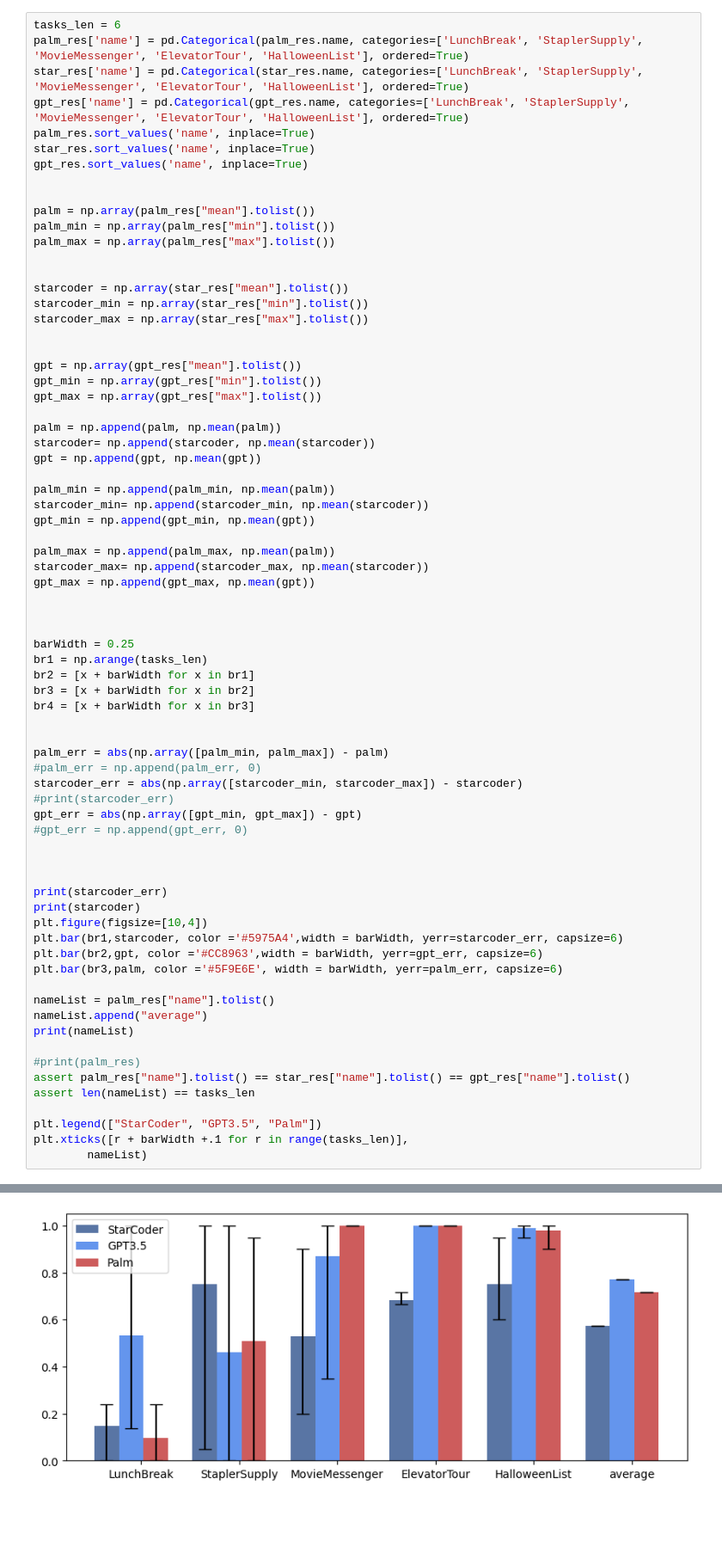
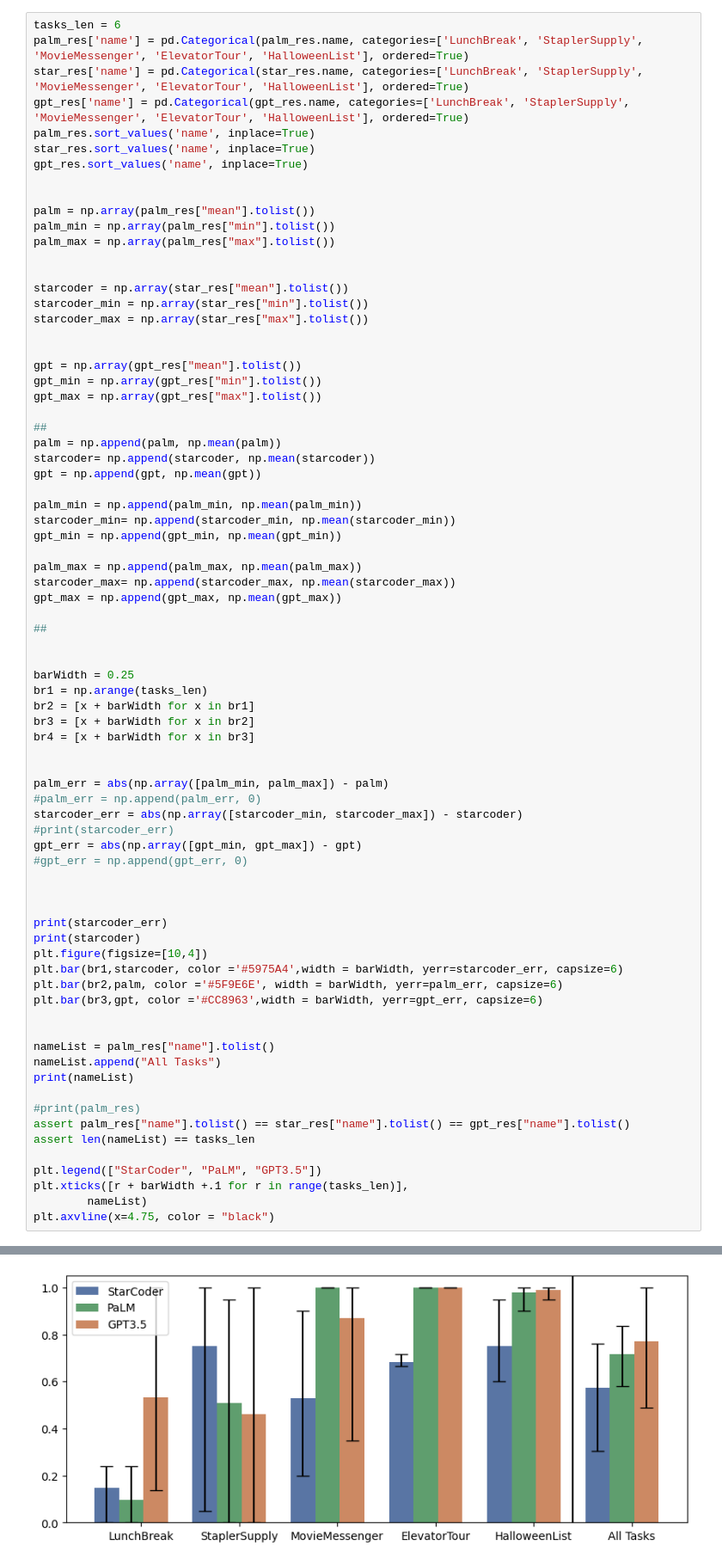
Before and after one commit to ut-amrl/codebotler, a Jupyter notebook: code_generation/eval_test/plot_figure2.ipynb, the cells around one changed output, grey strips where cells are left out. Shown at 86% size. Cells and saved outputs as stored; diff of their text form; blank space fills up the shorter version.

Commit message:
final version of plot figure

```diff
--- a/code_generation/eval_test/plot_figure2.ipynb
+++ b/code_generation/eval_test/plot_figure2.ipynb
@@ -198,18 +198,20 @@ gpt = np.array(gpt_res["mean"].tolist())
 gpt_min = np.array(gpt_res["min"].tolist())
 gpt_max = np.array(gpt_res["max"].tolist())
 
+##
 palm = np.append(palm, np.mean(palm))
 starcoder= np.append(starcoder, np.mean(starcoder))
 gpt = np.append(gpt, np.mean(gpt))
 
-palm_min = np.append(palm_min, np.mean(palm))
-starcoder_min= np.append(starcoder_min, np.mean(starcoder))
-gpt_min = np.append(gpt_min, np.mean(gpt))
+palm_min = np.append(palm_min, np.mean(palm_min))
+starcoder_min= np.append(starcoder_min, np.mean(starcoder_min))
+gpt_min = np.append(gpt_min, np.mean(gpt_min))
 
-palm_max = np.append(palm_max, np.mean(palm))
-starcoder_max= np.append(starcoder_max, np.mean(starcoder))
-gpt_max = np.append(gpt_max, np.mean(gpt))
+palm_max = np.append(palm_max, np.mean(palm_max))
+starcoder_max= np.append(starcoder_max, np.mean(starcoder_max))
+gpt_max = np.append(gpt_max, np.mean(gpt_max))
 
+##
 
 
 barWidth = 0.25
@@ -232,18 +234,20 @@ print(starcoder_err)
 print(starcoder)
 plt.figure(figsize=[10,4])
 plt.bar(br1,starcoder, color ='#5975A4',width = barWidth, yerr=starcoder_err, capsize=6)
-plt.bar(br2,gpt, color ='#CC8963',width = barWidth, yerr=gpt_err, capsize=6)
-plt.bar(br3,palm, color ='#5F9E6E', width = barWidth, yerr=palm_err, capsize=6)
+plt.bar(br2,palm, color ='#5F9E6E', width = barWidth, yerr=palm_err, capsize=6)
+plt.bar(br3,gpt, color ='#CC8963',width = barWidth, yerr=gpt_err, capsize=6)
+
 
 nameList = palm_res["name"].tolist()
-nameList.append("average")
+nameList.append("All Tasks")
 print(nameList)
 
 #print(palm_res)
 assert palm_res["name"].tolist() == star_res["name"].tolist() == gpt_res["name"].tolist()
 assert len(nameList) == tasks_len
 
-plt.legend(["StarCoder", "GPT3.5", "Palm"])
+plt.legend(["StarCoder", "PaLM", "GPT3.5"])
 plt.xticks([r + barWidth +.1 for r in range(tasks_len)],
         nameList)
+plt.axvline(x=4.75, color = "black")
 # %% [output]
@@ -266 +259 @@ plt.xticks([r + barWidth +.1 for r in range(tasks_len)],
-[figure, old version]
+[figure, new version]
```
Also changed, not shown: parts of 1 cell of this notebook.
